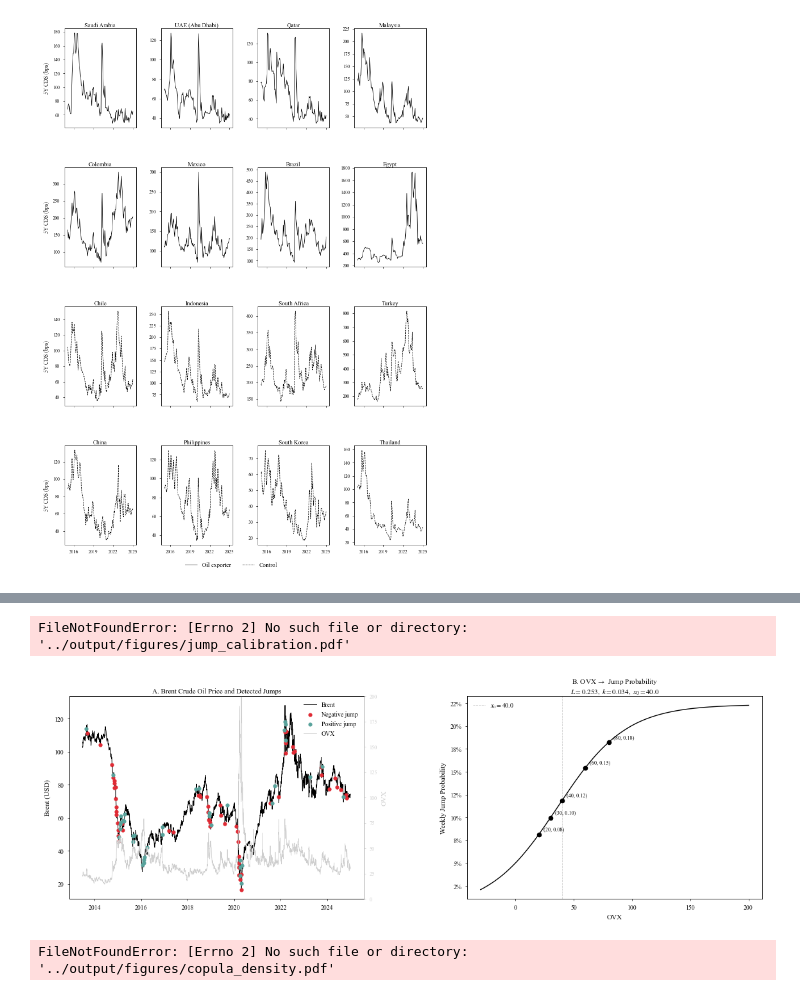
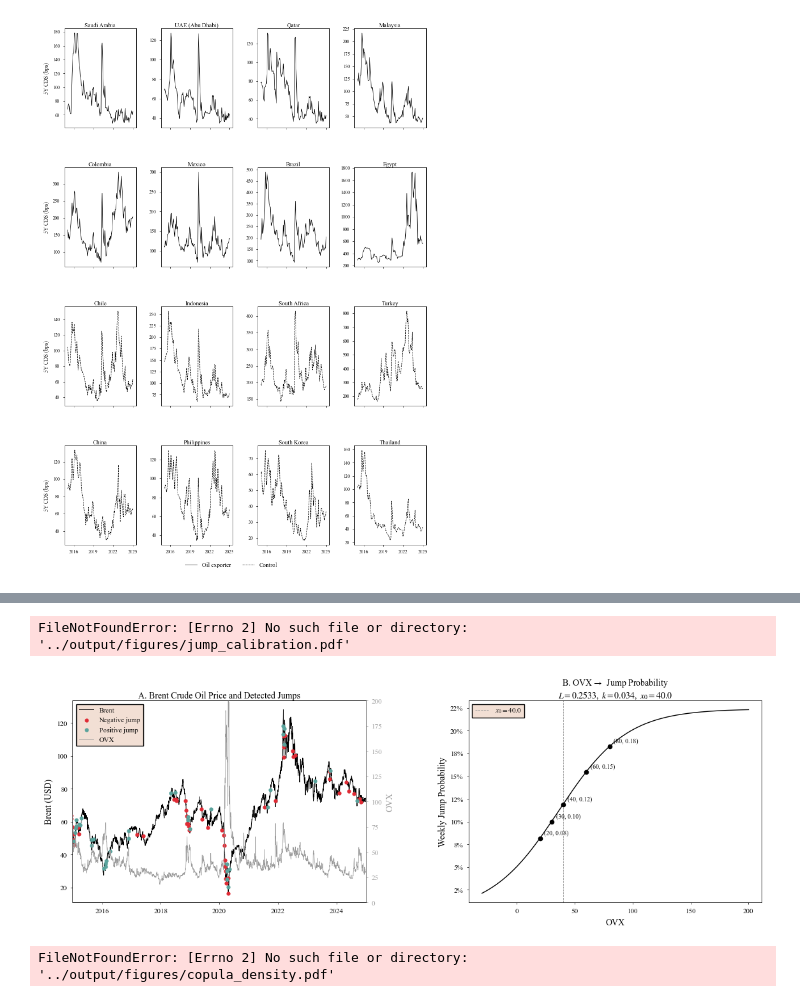
Before and after one commit to juanfp02/sovereign_credit_risk_in_commodity_exporting_economies, a Jupyter notebook: code/04_graphs.ipynb, the cells around one changed output, grey strips where cells are left out. Drawn from its saved outputs; the diff is of its cells as text; code cells hidden in the pictures.

```diff
--- a/code/04_graphs.ipynb
+++ b/code/04_graphs.ipynb
@@ -221,12 +237,13 @@ plt.rcParams.update({
 })
 
 RED  = '#e02b35'
-GOLD = '#f0c571'
+GREEN = '#59a39c'
 
-df = pd.read_csv('../output/Current_results/complete_results_weekly_15_dampening.csv',
+df = pd.read_csv('../output/final/complete_results_weekly_15_dampening.csv',
                  parse_dates=['date'])
 
 cy = df[df['country'] == 'Brazil'][['date', 'convenience_yield']].drop_duplicates().sort_values('date')
+cy = cy[cy['date'] >= '2015-01-01']  # add this line
 cy['convenience_yield_pct'] = cy['convenience_yield'] * 100
 
 fig, ax = plt.subplots(figsize=(7.0, 3.0))
@@ -237,7 +254,7 @@ ax.axhline(0, color='black', linewidth=0.5, linestyle='--')
 
 ax.fill_between(cy['date'], cy['convenience_yield_pct'], 0,
                 where=cy['convenience_yield_pct'] > 0,
-                color=GOLD, alpha=0.5, label='Backwardation ($y > 0$)')
+                color=GREEN, alpha=0.5, label='Backwardation ($y > 0$)')
 ax.fill_between(cy['date'], cy['convenience_yield_pct'], 0,
                 where=cy['convenience_yield_pct'] < 0,
                 color=RED, alpha=0.5, label='Contango ($y < 0$)')
@@ -248,9 +265,9 @@ plt.setp(ax.get_xticklabels(), rotation=0, ha='center', fontsize=7)
 ax.tick_params(axis='both', labelsize=7)
 ax.set_ylabel('Convenience Yield (%)', fontsize=8)
 ax.set_xlabel('')
+ax.set_xlim(cy['date'].min(), cy['date'].max())
 ax.legend(fontsize=7.5, frameon=False, loc='lower right')
 ax.set_title('12 Month Oil Convenience Yield',
              fontsize=8, pad=3)
 plt.show()
-print("Done")
 # %% [output]
@@ -266,7 +323,7 @@ plt.rcParams.update({
     'font.family': 'serif',
     'font.serif': ['Times New Roman', 'Times', 'DejaVu Serif'],
     'mathtext.fontset': 'stix',
-    'font.size': 9,
+    'font.size': 10,
     'axes.linewidth': 0.6,
     'axes.edgecolor': 'black',
     'axes.spines.top': True,
@@ -281,20 +338,20 @@ plt.rcParams.update({
 
 RED  = '#e02b35'
 GOLD = '#f0c571'
-GRAY = '#cecece'
+GRAY = '#9a9a9a'
 GREEN = '#59a39c'
 OIL_COL    = 'Brent'
 OVX_COL    = 'OVXCLS'
 Z_THRESH   = -2.5
 VOL_WINDOW = 252
 
-L, k, x0 = 0.253, 0.034, 40.0
+L, k, x0 = 0.2533, 0.034, 40.0
 
 def sigmoid(x, L, k, x0):
     return L / (1 + np.exp(-k * (x - x0)))
 
-oil_price = pd.read_csv('../data/processed/Oil/oil_prices_datastream.csv')
-ovx       = pd.read_csv('../data/processed/Macroeconomic_variables/OVXCLS.csv')
+oil_price = pd.read_csv('../data/oil_prices_datastream.csv')
+ovx       = pd.read_csv('../data/OVXCLS.csv')
 oil_price['date'] = pd.to_datetime(oil_price['date'], errors='coerce')
 ovx['date']       = pd.to_datetime(ovx['date'],       errors='coerce')
 
@@ -314,69 +371,80 @@ df['jump_daily'] = (np.abs(df['z_score']) > np.abs(Z_THRESH)).astype(int)
 neg_jump_days    = df[(df['jump_daily'] == 1) & (df['z_score'] < 0)]
 pos_jump_days    = df[(df['jump_daily'] == 1) & (df['z_score'] > 0)]
 
+# Restrict Panel A display to 2015 onward
+df_panel_a = df[df['date'] >= '2015-01-01']
+neg_jump_days = neg_jump_days[neg_jump_days['date'] >= '2014-01-01']
+pos_jump_days = pos_jump_days[pos_jump_days['date'] >= '2014-01-01']
+
 fig, (ax1, ax2) = plt.subplots(1, 2, figsize=(12.0, 4.0))
 plt.subplots_adjust(left=0.07, right=0.97, top=0.92, bottom=0.13, wspace=0.35)
 
 # ── Panel A ───────────────────────────────────────────────
 ax1_r = ax1.twinx()
-ax1_r.plot(df['date'], df[OVX_COL], lw=0.5, color=GRAY, zorder=1, label='OVX')
-ax1_r.set_ylabel('OVX', fontsize=8, color=GRAY)
-ax1_r.tick_params(axis='y', labelsize=6, colors=GRAY)
+ax1_r.plot(df_panel_a['date'], df_panel_a[OVX_COL], lw=0.5, color=GRAY, zorder=1, label='OVX')
+ax1_r.set_ylabel('OVX', fontsize=10, color=GRAY)
+ax1_r.tick_params(axis='y', labelsize=8, colors=GRAY)
 ax1_r.spines['right'].set_edgecolor(GRAY)
 ax1_r.set_ylim(0, 200)
 
-ax1.plot(df['date'], df[OIL_COL], lw=0.7, color='black', zorder=2, label='Brent')
+ax1.plot(df_panel_a['date'], df_panel_a[OIL_COL], lw=0.7, color='black', zorder=2, label='Brent')
 ax1.scatter(neg_jump_days['date'], neg_jump_days[OIL_COL],
             color=RED,  s=12, zorder=5, label='Negative jump')
 ax1.scatter(pos_jump_days['date'], pos_jump_days[OIL_COL],
             color=GREEN, s=12, zorder=5, label='Positive jump')
 
+ax1.set_xlim(pd.Timestamp('2015-01-01'), pd.Timestamp('2024-12-31'))
+
 ax1.xaxis.set_major_locator(mdates.YearLocator(2))
 ax1.xaxis.set_major_formatter(mdates.DateFormatter('%Y'))
-plt.setp(ax1.get_xticklabels(), rotation=0, ha='center', fontsize=7)
-ax1.tick_params(axis='y', labelsize=7)
-ax1.set_ylabel('Brent (USD)', fontsize=8)
-ax1.set_title('A. Brent Crude Oil Price and Detected Jumps', fontsize=8, pad=3)
+plt.setp(ax1.get_xticklabels(), rotation=0, ha='center', fontsize=8)
+ax1.tick_params(axis='y', labelsize=8)
+ax1.set_ylabel('Brent (USD)', fontsize=10)
+ax1.set_title('A. Brent Crude Oil Price and Detected Jumps', fontsize=10, pad=3)
 
 lines1, labels1 = ax1.get_legend_handles_labels()
 lines2, labels2 = ax1_r.get_legend_handles_labels()
+# Very soft, pale salmon — the gentlest option
 ax1.legend(lines1 + lines2, labels1 + labels2,
-           fontsize=7, frameon=False, loc='upper right')
+           fontsize=8, loc='upper left',
+           frameon=True, facecolor="#f2dfd4", edgecolor='black',
+           framealpha=1.0, fancybox=False)
 
 # ── Panel B: sigmoid with hardcoded parameters ────────────
 ovx_range = np.linspace(-30, 200, 300)
 lam_weekly = sigmoid(ovx_range, L, k, x0)
 jump_prob  = 1 - np.exp(-lam_weekly)
 
 ref_ovx  = [20, 30, 40, 60, 80]
 ref_prob = [1 - np.exp(-sigmoid(v, L, k, x0)) for v in ref_ovx]
 
 ax2.plot(ovx_range, jump_prob, color='black', lw=1.0)
 ax2.scatter(ref_ovx, ref_prob, color='black', s=20, zorder=5)
 for v, p in zip(ref_ovx, ref_prob):
     ax2.annotate(f'({v}, {p:.2f})', (v, p),
-                 textcoords='offset points', xytext=(5, 4), fontsize=6)
+                 textcoords='offset points', xytext=(5, 4), fontsize=7)
 
 ax2.axvline(x0, color=GRAY, lw=0.6, linestyle='--', label=f'$x_0={x0}$')
 ax2.yaxis.set_major_formatter(plt.FuncFormatter(lambda y, _: f'{y:.0%}'))
-ax2.tick_params(axis='both', labelsize=7)
-ax2.set_xlabel('OVX', fontsize=8)
-ax2.set_ylabel('Weekly Jump Probability', fontsize=8)
+ax2.tick_params(axis='both', labelsize=8)
+ax2.set_xlabel('OVX', fontsize=10)
+ax2.set_ylabel('Weekly Jump Probability', fontsize=10)
 ax2.set_title(
     f'B. OVX$\\,\\to\\,$ Jump Probability\n'
     f'$L={L},\\ k={k},\\ x_0={x0}$',
-    fontsize=8, pad=3)
-ax2.legend(fontsize=7, frameon=False)
-
+    fontsize=10, pad=3)
+ax2.legend(fontsize=8, loc='upper left',
+           frameon=True, facecolor='#f2dfd4', edgecolor='black',
+           framealpha=1.0, fancybox=False)
 plt.savefig('../output/figures/jump_calibration.pdf',
             bbox_inches='tight', dpi=300, pad_inches=0.05)
 plt.savefig('../output/figures/jump_calibration.png',
             bbox_inches='tight', dpi=300, pad_inches=0.05)
 plt.show()
 print("Done")
 # %% [output]
 FileNotFoundError: [Errno 2] No such file or directory: '../output/figures/jump_calibration.pdf'
-[figure, old version]
+[figure, new version]
 # %%
 import matplotlib.pyplot as plt
 import matplotlib.colors as mcolors
```
Also changed, not shown: parts of 3 cells of this notebook, 8 other files.
